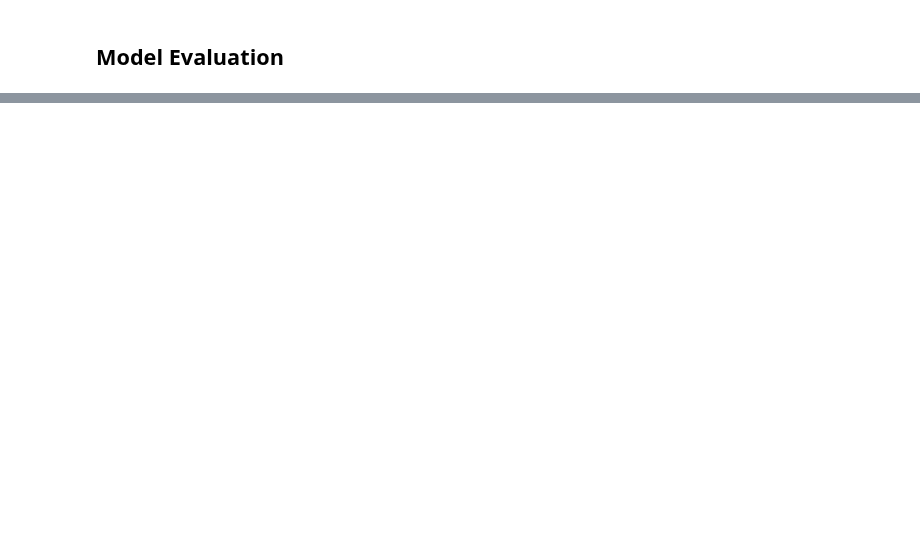
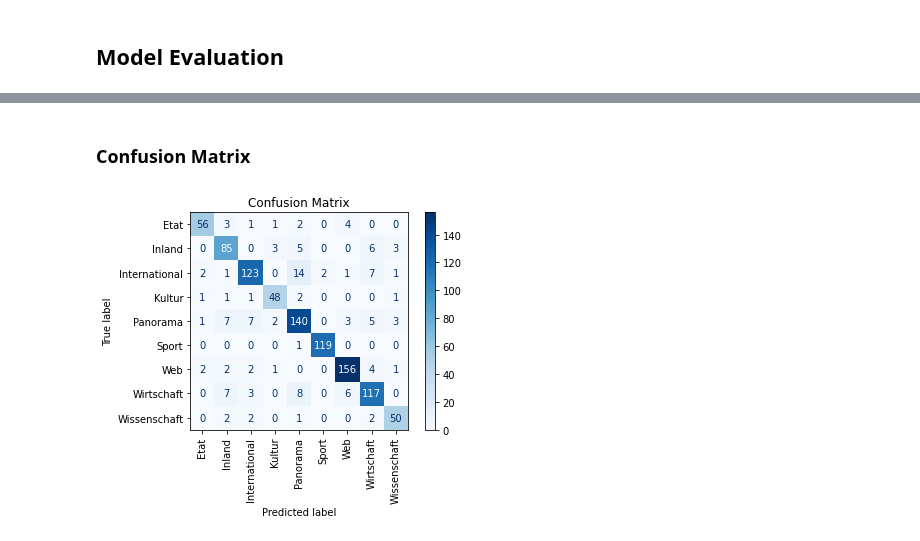
Before and after one commit to goerlitz/nlp-classification, a Jupyter notebook: notebooks/10kGNAD/colab/22_10kGNAD_deepset_farm_haystack_basic.ipynb, the cells around one changed output, grey strips where cells are left out. Drawn from its saved outputs; the diff is of its cells as text; code cells hidden in the pictures; blank space fills up the shorter version.

```diff
--- a/notebooks/10kGNAD/colab/22_10kGNAD_deepset_farm_haystack_basic.ipynb
+++ b/notebooks/10kGNAD/colab/22_10kGNAD_deepset_farm_haystack_basic.ipynb
@@ -348,0 +349,8 @@ from farm.infer import Inferencer
+# %%
+from farm.infer import Inferencer
+
+logging.getLogger("farm.utils").setLevel(logging.WARN)
+logging.getLogger("farm.infer").setLevel(logging.WARN)
+
+infer = Inferencer(model, processor, "text_classification", gpu=True)
+preds = infer.inference_from_file("data/test2.csv")
@@ -348,0 +359,17 @@ from farm.infer import Inferencer
+# %%
+pred_labels = [p["label"] for pred in preds for p in pred["predictions"]]
+test_labels = test_df.labels
+labels = sorted(test_df.labels.unique())
+# labels = test_df.labels.value_counts().index
+# %% [markdown]
+### Confusion Matrix
+# %%
+import sklearn.metrics as skm
+import matplotlib.pyplot as plt
+
+cm = skm.confusion_matrix(test_labels, pred_labels, labels=labels)
+cmd = skm.ConfusionMatrixDisplay(cm, display_labels=labels)
+cmd.plot(cmap="Blues", xticks_rotation="vertical")
+plt.title("Confusion Matrix");
+# %% [output]
+[figure, added]
```
Also changed, not shown: parts of 14 cells of this notebook.
